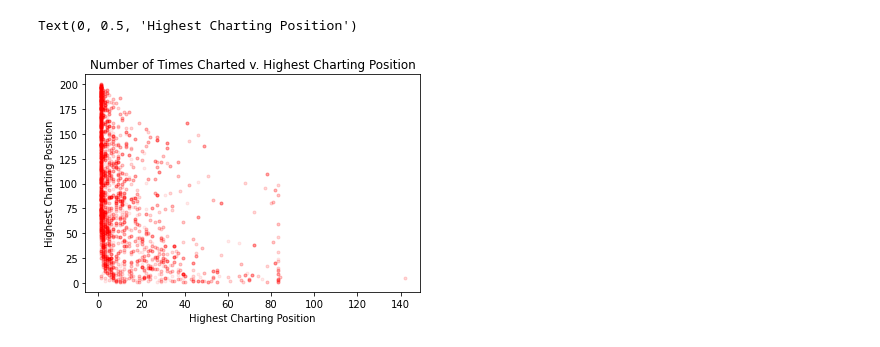
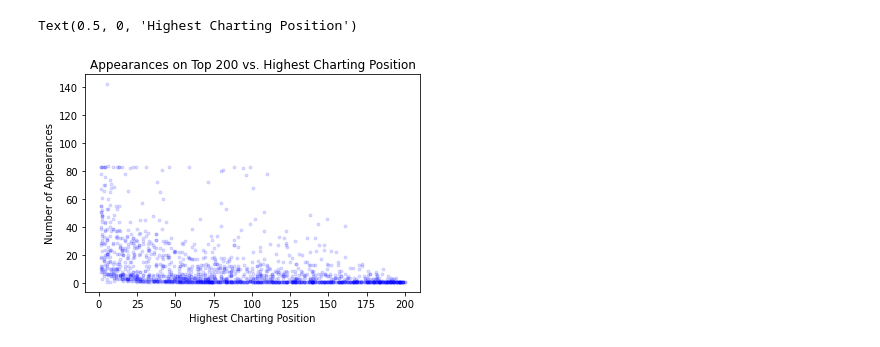
Before and after one commit to saharthejamal/project_one, a Jupyter notebook: Alexis_code.ipynb, the cells around one changed output. Saved outputs shown, nothing was run; the diff lists cells and outputs as text; code cells hidden in the pictures.

```diff
--- a/Alexis_code.ipynb
+++ b/Alexis_code.ipynb
@@ -77,20 +138,19 @@ top200_df.head(0)
 # %%
 #  number of times charted v. number of times streamed (scatter plot)
 # # number of time charted v. highest charting position (scatter plot)
 # # Number of Times Charted: The number of times that the song has been on in the Spotify Top 200 Weekly Global Charts in 2020 & 2021.
 
-x_axis = top200_df['Number of Times Charted']
-# y_axis = top200_df['Highest Charting Position']
-y_axis = top200_df['Highest Charting Position']
+y_axis = top200_df['Number of Times Charted']
+x_axis = top200_df['Highest Charting Position']
 
-plt.scatter(x_axis, y_axis, marker='.', facecolors="red", alpha=0.08)
-plt.title("Number of Times Charted v. Highest Charting Position")
+plt.scatter(x_axis, y_axis, marker='.', facecolors="blue", alpha=0.125)
+plt.title("Appearances on Top 200 vs. Highest Charting Position")
+plt.ylabel("Number of Appearances")
 plt.xlabel("Highest Charting Position")
-plt.ylabel("Highest Charting Position")
 # plt.ylabel("Highest")
 # %% [output]
-Text(0, 0.5, 'Highest Charting Position')
+Text(0.5, 0, 'Highest Charting Position')
-[figure, old version]
+[figure, new version]
 # %%
 # outlier = (top200_df['Number of Times Charted'] >= 140)
 # outlier
```
Also changed, not shown: parts of 14 cells of this notebook.
